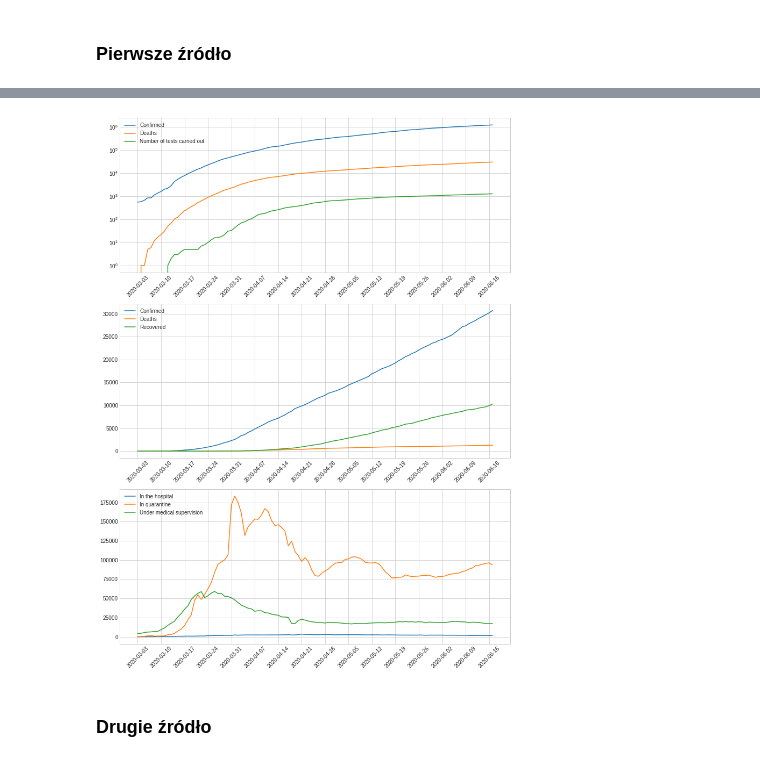
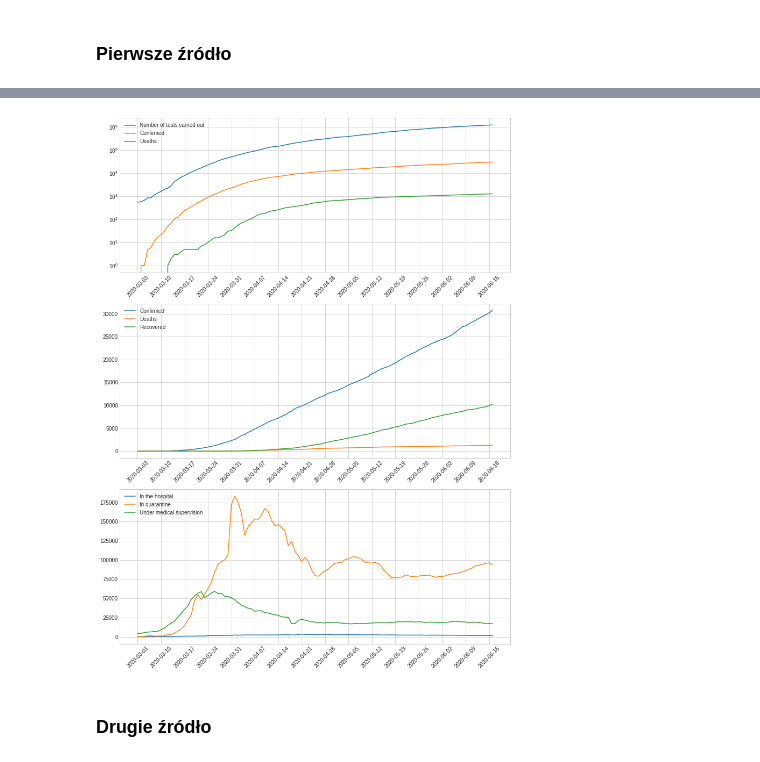
Before and after one commit to Do1kk/COVID-19_Project, a Jupyter notebook: Copy_of_ProjectPython.ipynb, the cells around one changed output, grey strips where cells are left out. Saved outputs shown, nothing was run; the diff lists cells and outputs as text; code cells hidden in the pictures.

```diff
--- a/Copy_of_ProjectPython.ipynb
+++ b/Copy_of_ProjectPython.ipynb
@@ -58,27 +58,27 @@ data1.describe()
 # %%
 data1["Timestamp"] = pd.to_datetime(data1["Timestamp"], dayfirst=True)
 first_day_list = list((d for d in data1["Timestamp"] if d.dayofweek == 1))
 
 plt.figure(figsize=[13, 18])
 plt.subplot(311)
 plt.plot(data1["Timestamp"], data1[["Number_of_tests_carried_out", "Confirmed", "Deaths"]])
 plt.xticks(first_day_list, rotation=45)
 plt.yscale("log")
-plt.legend(("Confirmed", "Deaths", "Number of tests carried out"), loc='upper left')
+plt.legend(("Number of tests carried out", "Confirmed", "Deaths"), loc='upper left')
 
 plt.subplot(312)
 plt.plot(data1["Timestamp"], data1[["Confirmed", "Deaths", "Recovered"]])
 plt.xticks(first_day_list, rotation=45)
 plt.legend(("Confirmed", "Deaths", "Recovered"), loc='upper left')
 
 plt.subplot(313)
 plt.plot(data1["Timestamp"], data1[["In_the_hospital", "In_quarantine", "Under_medical_supervision"]])
 plt.xticks(first_day_list, rotation=45)
 plt.legend(("In the hospital", "In quarantine", "Under medical supervision"), loc='upper left')
 
 plt.show()
 # %% [output]
-[figure, old version]
+[figure, new version]
 # %% [markdown]
 ### Drugie źródło
 # %%
```
Also changed, not shown: parts of 14 cells of this notebook.
